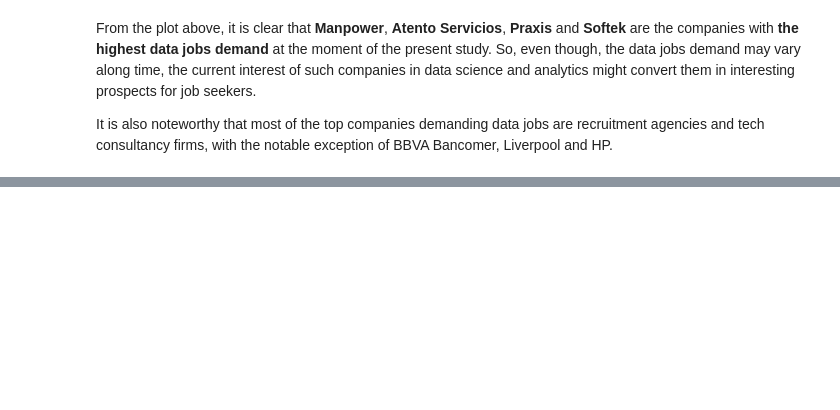
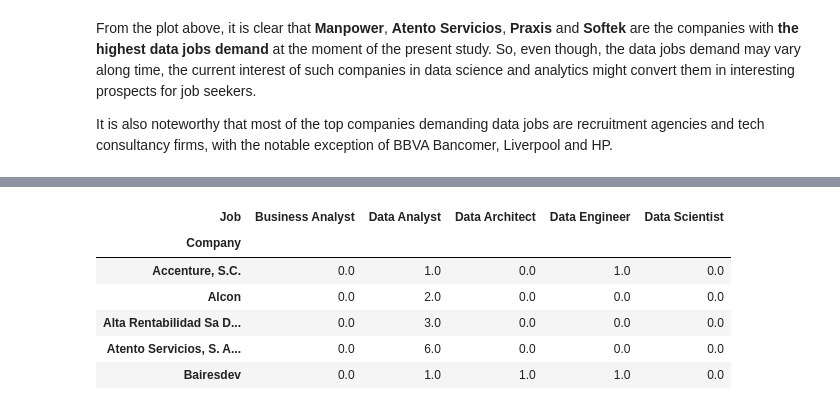
Before and after one commit to DanielEduardoLopez/DataJobs-MX2023, a Jupyter notebook: 2_DataJobsMX2023_DataAnalysis.ipynb, the cells around one changed output, grey strips where cells are left out. Cells and saved outputs as stored; diff of their text form; code cells hidden in the pictures; blank space fills up the shorter version.

```diff
--- a/2_DataJobsMX2023_DataAnalysis.ipynb
+++ b/2_DataJobsMX2023_DataAnalysis.ipynb
@@ -1185,0 +1193,20 @@ It is also noteworthy that most of the top companies demanding data jobs are rec
+# %%
+# Dataframe for Heatmap with top 30 companies demanding data jobs
+top_companies = 30
+company_heatmap_df = (pd.pivot_table(data = df, index = 'Company', columns = 'Job',
+                                     values = 'Location', aggfunc = 'count')
+                      .fillna(0).reset_index())
+company_heatmap_df['Total'] = company_heatmap_df.sum(axis=1, numeric_only= True)
+company_heatmap_df = (company_heatmap_df.sort_values('Total', ascending = False)
+                      .set_index('Company').drop('Not Disclosed')[:top_companies]
+                      .drop(columns = 'Total').sort_values('Company', ascending = True)
+                      )
+company_heatmap_df.head()
+# %% [output]
+| Job | Business Analyst | Data Analyst | Data Architect | Data Engineer | Data Scientist |
+| Company |  |  |  |  |  |
+| Accenture, S.C. | 0.0 | 1.0 | 0.0 | 1.0 | 0.0 |
+| Alcon | 0.0 | 2.0 | 0.0 | 0.0 | 0.0 |
+| Alta Rentabilidad Sa D... | 0.0 | 3.0 | 0.0 | 0.0 | 0.0 |
+| Atento Servicios, S. A... | 0.0 | 6.0 | 0.0 | 0.0 | 0.0 |
+| Bairesdev | 0.0 | 1.0 | 1.0 | 1.0 | 0.0 |
```
Also changed, not shown: parts of 14 cells of this notebook.
